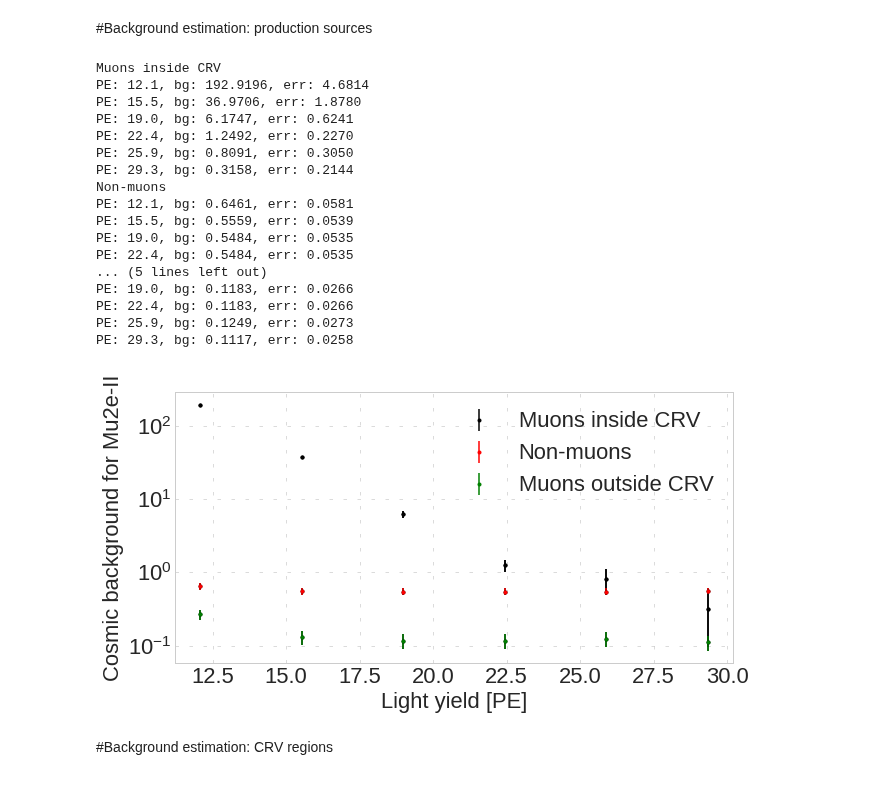
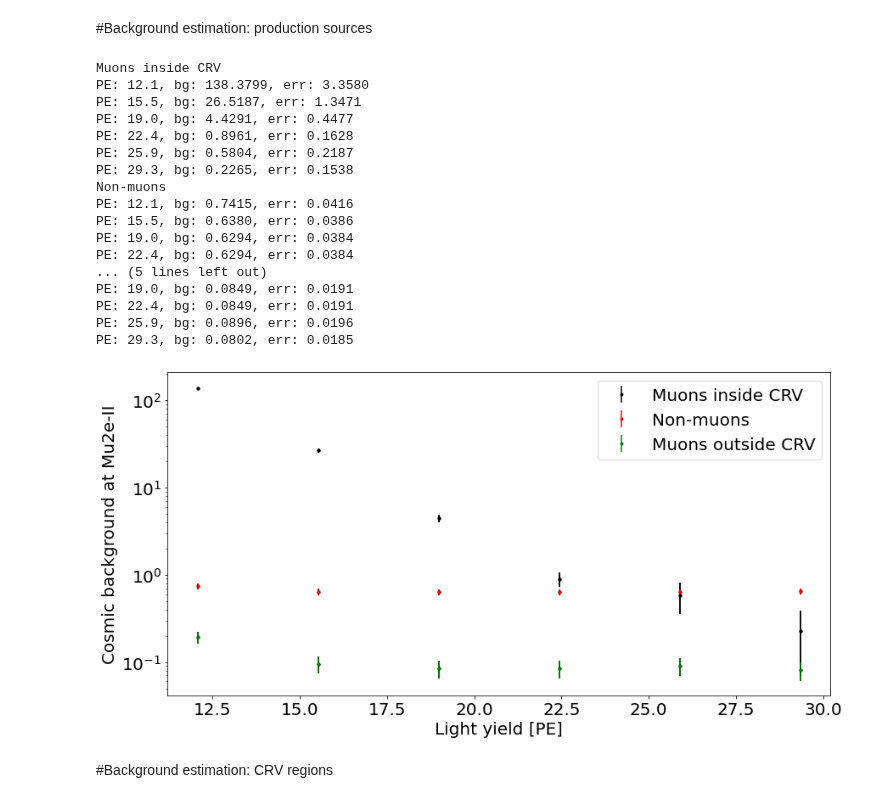
Before and after one commit to oksuzian/Mu2eANL, a Jupyter notebook: Macros/BackgroundEstimatorMu2eII.ipynb, the cells around one changed output. Drawn from its saved outputs; the diff is of its cells as text; code cells hidden in the pictures.

```diff
--- a/Macros/BackgroundEstimatorMu2eII.ipynb
+++ b/Macros/BackgroundEstimatorMu2eII.ipynb
@@ -5,6 +12,5 @@
 # %%
 import sys
-import matplotlib.pyplot as plt
 import pandas as pd
 h5file='drive/MyDrive/root_files_cry4/cry4df.h5'
 
@@ -21,9 +27,9 @@ from utils import Utils
 util = Utils()
 import math
 
-plt.style.use('seaborn-whitegrid')
-plt.rcParams["grid.linestyle"] = (5,15)
-plt.rcParams["grid.linewidth"] = 0.7
-plt.rcParams["figure.figsize"] = (10,5)
-plt.rcParams.update({'font.size': 22})
+#plt.style.use('seaborn-whitegrid')
+#plt.rcParams["grid.linestyle"] = (5,15)
+#plt.rcParams["grid.linewidth"] = 0.7
+plt.rcParams["figure.figsize"] = (14,7)
+plt.rcParams.update({'font.size': 20})
 # %% [output]
@@ -33,8 +39,8 @@ TMIN = -125
 TMAX = 50
 PMIN_EXT = 90
 PMAX_EXT = 140
-PMIN_PHY = 103.85
-PMAX_PHY = 105.1
+PMIN_PHY = 104.05
+PMAX_PHY = 104.90
 
 
 #Default MDC-style cut box
@@ -141,8 +147,9 @@ util.pritnLiveTimes()
 LIVETIME_MU2E: 3.460000e+06
 LIVETIME_HI: 5.490000e+06
 LIVETIME_LO: 1.869000e+08
-# %%
-util.LIVETIME_MU2E = 4.1E7
+# %%
+
+util.LIVETIME_MU2E = 4.27E7
 # %% [markdown]
 #Background estimation: production sources
 # %%
@@ -169,40 +176,40 @@ def plot_background(cut_query, title, altitude_scale, log_scale=True, make_plot=
 # %%
 title='Muons inside CRV'
 bg_ave, pe_ave, bg_err = plot_background(cut_current+" & _crvSectorType > 0 & abs(demcgen_pdg) == 13", title, 1.05, False, False)
 plt.errorbar(pe_ave, bg_ave, yerr=bg_err, fmt='.k', label=title)
 
 title = 'Non-muons'
-bg_ave, pe_ave, bg_err = plot_background(cut_current+" & abs(demcgen_pdg) != 13", title, 1.2, False, False)
+bg_ave, pe_ave, bg_err = plot_background(cut_current+" & abs(demcgen_pdg) != 13", title, 1.2*1.6, False, False) #1.2: correction on altitude, 1.6: data driven correction
 plt.errorbar(pe_ave, bg_ave, yerr=bg_err, fmt='.r', label=title)
 
 title = 'Muons outside CRV'
 bg_ave, pe_ave, bg_err = plot_background(cut_current+" & _crvSectorType < 0 & abs(demcgen_pdg) == 13", title, 1.05, False, False)
 plt.errorbar(pe_ave, bg_ave, yerr=bg_err, fmt='.g', label=title)
 plt.legend()
 plt.yscale('log');
 #plt.title('Cosmic backrgound from various sources');
 plt.title('')
 plt.xlabel('Light yield [PE]')
-plt.ylabel('Cosmic background for Mu2e-II');
+plt.ylabel('Cosmic background at Mu2e-II');
 # %% [output]
 Muons inside CRV
-PE: 12.1, bg: 192.9196, err: 4.6814
-PE: 15.5, bg: 36.9706, err: 1.8780
-PE: 19.0, bg: 6.1747, err: 0.6241
-PE: 22.4, bg: 1.2492, err: 0.2270
-PE: 25.9, bg: 0.8091, err: 0.3050
-PE: 29.3, bg: 0.3158, err: 0.2144
+PE: 12.1, bg: 138.3799, err: 3.3580
+PE: 15.5, bg: 26.5187, err: 1.3471
+PE: 19.0, bg: 4.4291, err: 0.4477
+PE: 22.4, bg: 0.8961, err: 0.1628
+PE: 25.9, bg: 0.5804, err: 0.2187
+PE: 29.3, bg: 0.2265, err: 0.1538
 Non-muons
-PE: 12.1, bg: 0.6461, err: 0.0581
-PE: 15.5, bg: 0.5559, err: 0.0539
-PE: 19.0, bg: 0.5484, err: 0.0535
-PE: 22.4, bg: 0.5484, err: 0.0535
+PE: 12.1, bg: 0.7415, err: 0.0416
+PE: 15.5, bg: 0.6380, err: 0.0386
+PE: 19.0, bg: 0.6294, err: 0.0384
+PE: 22.4, bg: 0.6294, err: 0.0384
 ... (5 lines left out)
-PE: 19.0, bg: 0.1183, err: 0.0266
-PE: 22.4, bg: 0.1183, err: 0.0266
-PE: 25.9, bg: 0.1249, err: 0.0273
-PE: 29.3, bg: 0.1117, err: 0.0258
+PE: 19.0, bg: 0.0849, err: 0.0191
+PE: 22.4, bg: 0.0849, err: 0.0191
+PE: 25.9, bg: 0.0896, err: 0.0196
+PE: 29.3, bg: 0.0802, err: 0.0185
-[figure, old version]
+[figure, new version]
 # %% [markdown]
 #Background estimation: CRV regions
 # %%
```
Also changed, not shown: parts of 9 cells of this notebook.
